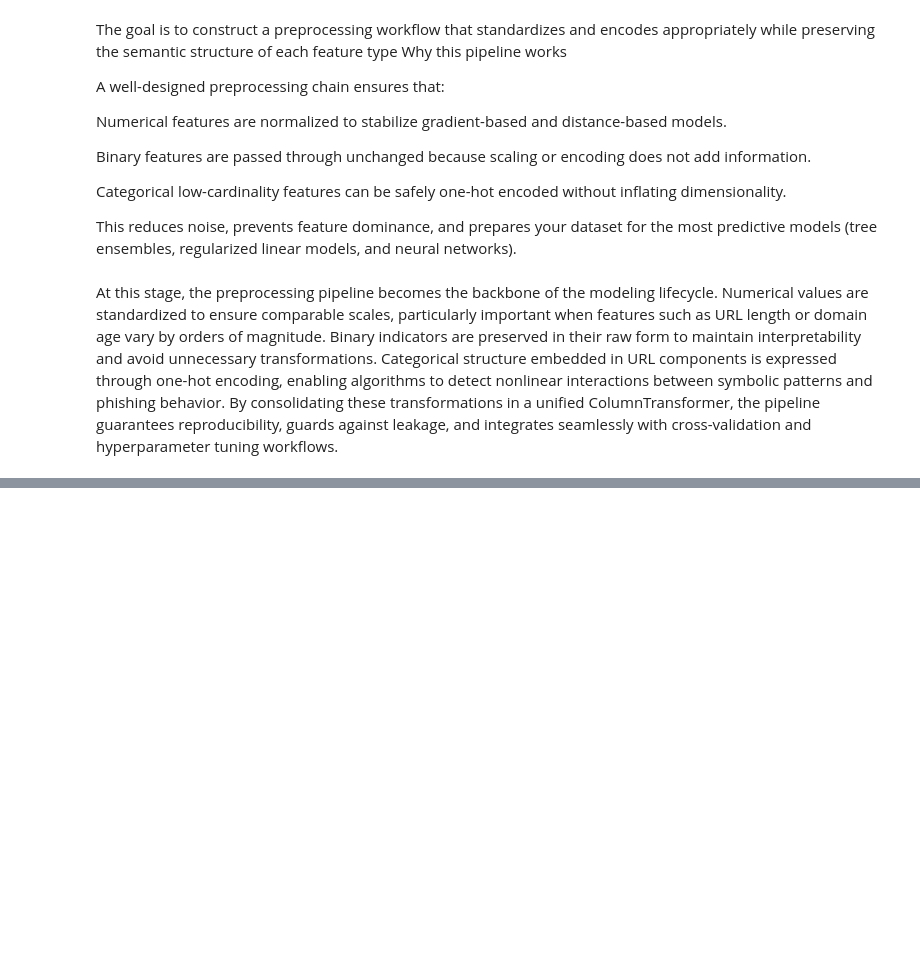
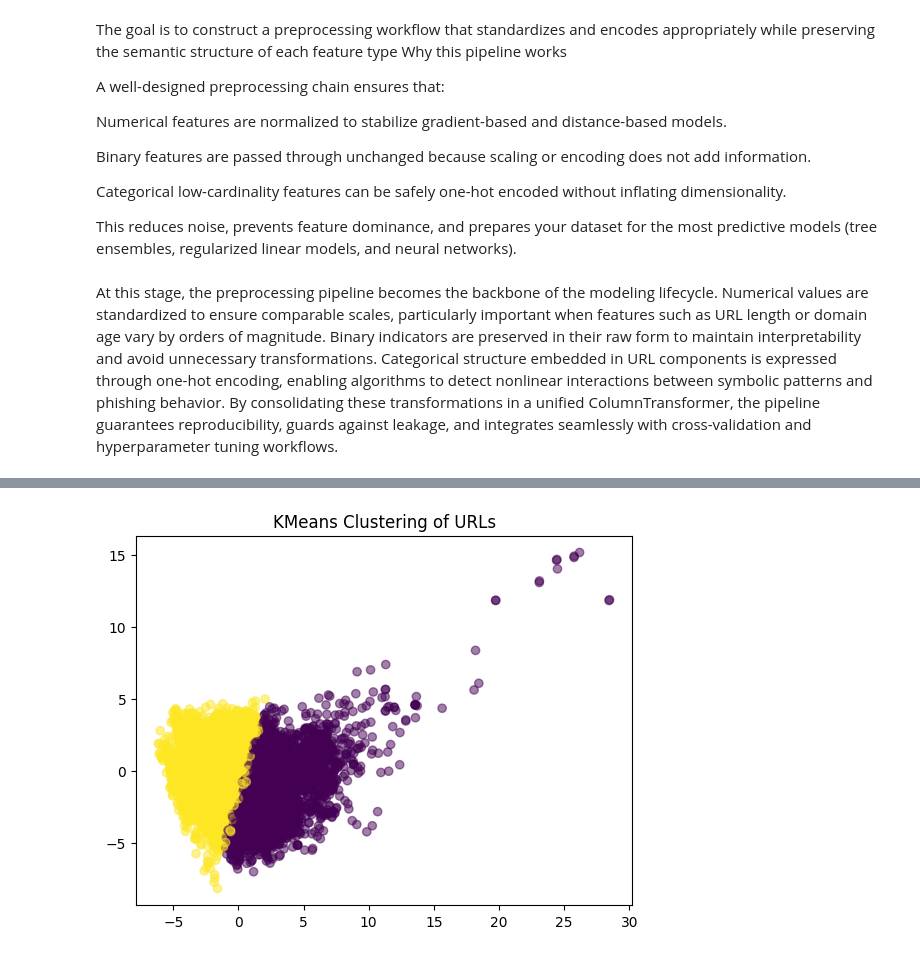
Before and after one commit to Nehemiahmageto/Detecting-Phishing-Websites-Using-URL-Based-HTML-Based-and-Domain-Based-Features, a Jupyter notebook: Model.ipynb, the cells around one changed output, grey strips where cells are left out. Drawn from its saved outputs; the diff is of its cells as text; code cells hidden in the pictures; blank space fills up the shorter version.

```diff
--- a/Model.ipynb
+++ b/Model.ipynb
@@ -252,0 +342,11 @@ At this stage, the preprocessing pipeline becomes the backbone of the modeling l
+# %%
+from sklearn.cluster import KMeans
+
+kmeans = KMeans(n_clusters=2, random_state=42)
+clusters = kmeans.fit_predict(X_scaled)
+
+plt.scatter(X_pca[:,0], X_pca[:,1], c=clusters, cmap='viridis', alpha=0.5)
+plt.title("KMeans Clustering of URLs")
+plt.show()
+# %% [output]
+[figure, added]
```
Also changed, not shown: parts of 18 cells of this notebook.
